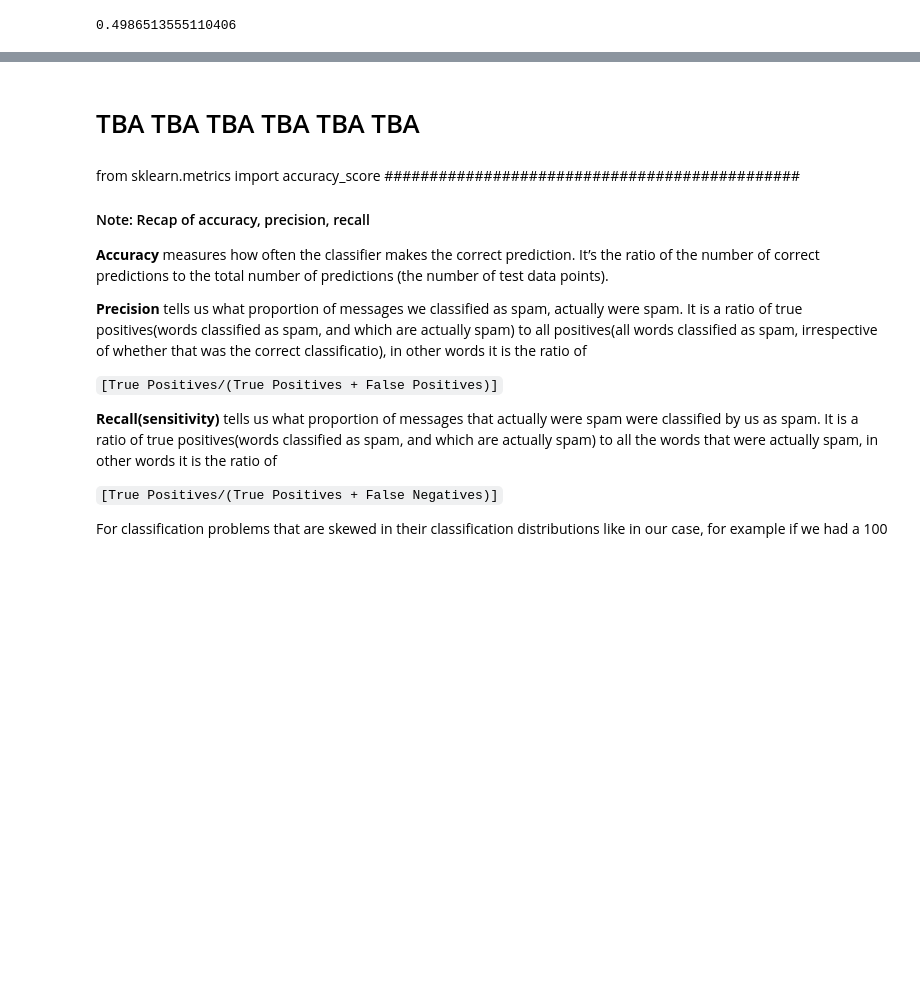
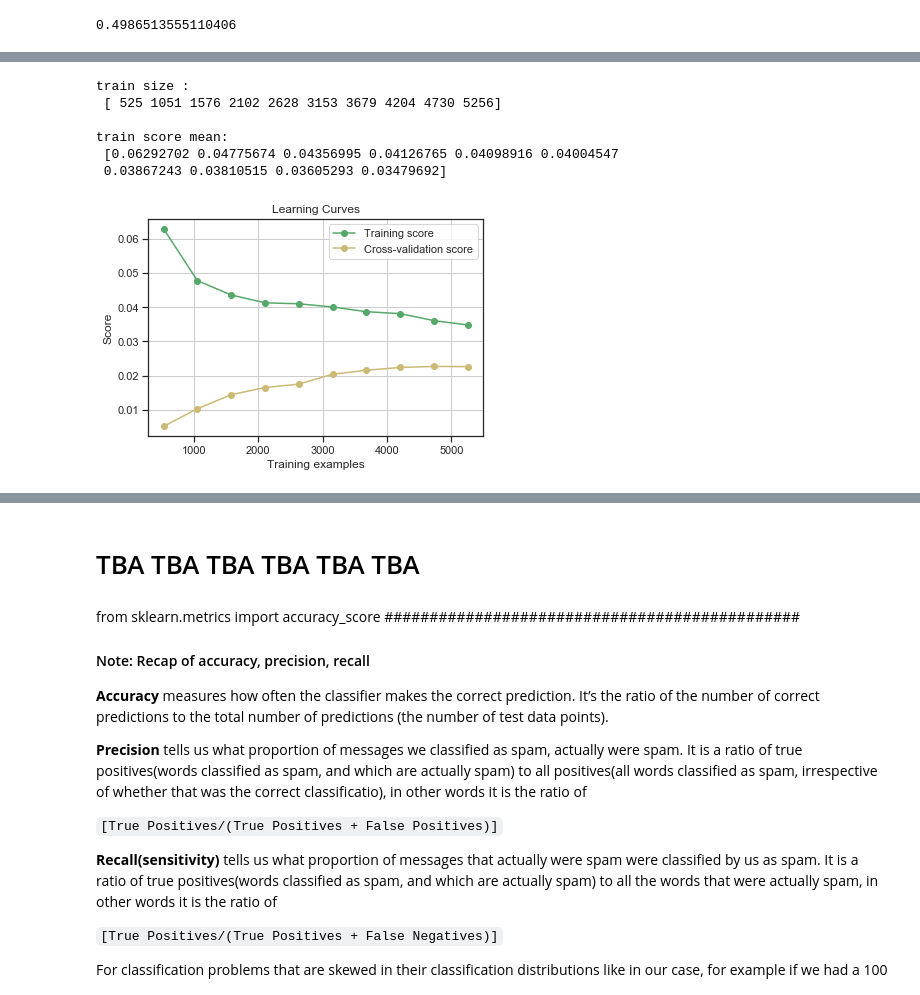
Before and after one commit to amrgaber249/Predicting-Google-Play-Store-Apps-Ratings, a Jupyter notebook: predicting_google_play_apps_ratings.ipynb, the cells around one changed output, grey strips where cells are left out. Drawn from its saved outputs; the diff is of its cells as text; code cells hidden in the pictures; blank space fills up the shorter version.

```diff
--- a/predicting_google_play_apps_ratings.ipynb
+++ b/predicting_google_play_apps_ratings.ipynb
@@ -862,0 +990,10 @@ From the looks of it, we found out that:
+# %%
+draw_learning_curves(gplay_prepared, gplay_labels, svr_reg, 10)
+# %% [output]
+train size :
+ [ 525 1051 1576 2102 2628 3153 3679 4204 4730 5256]
+
+train score mean:
+ [0.06292702 0.04775674 0.04356995 0.04126765 0.04098916 0.04004547
+ 0.03867243 0.03810515 0.03605293 0.03479692]
+[figure, added]
```
Also changed, not shown: parts of 27 cells of this notebook, 1 other file.
